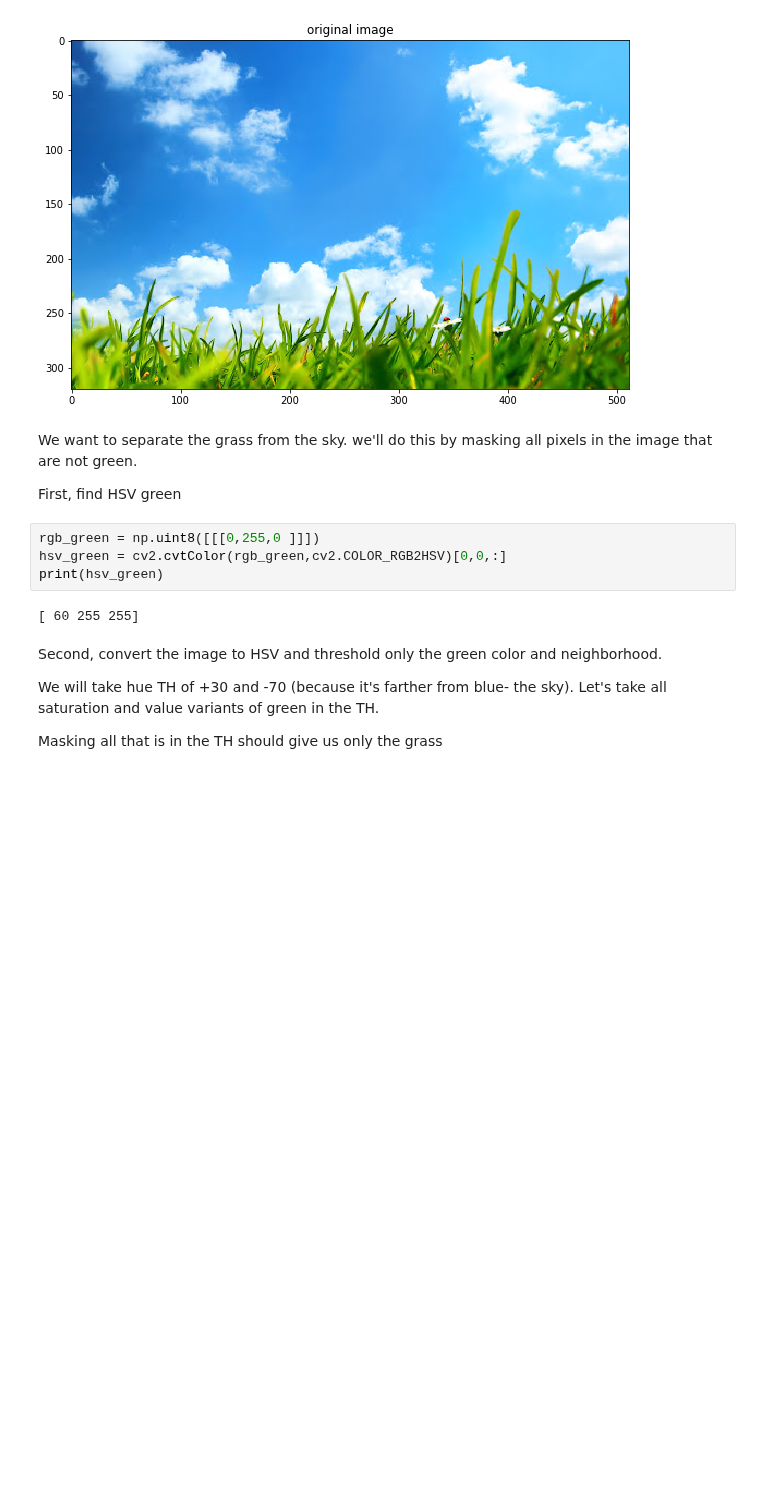
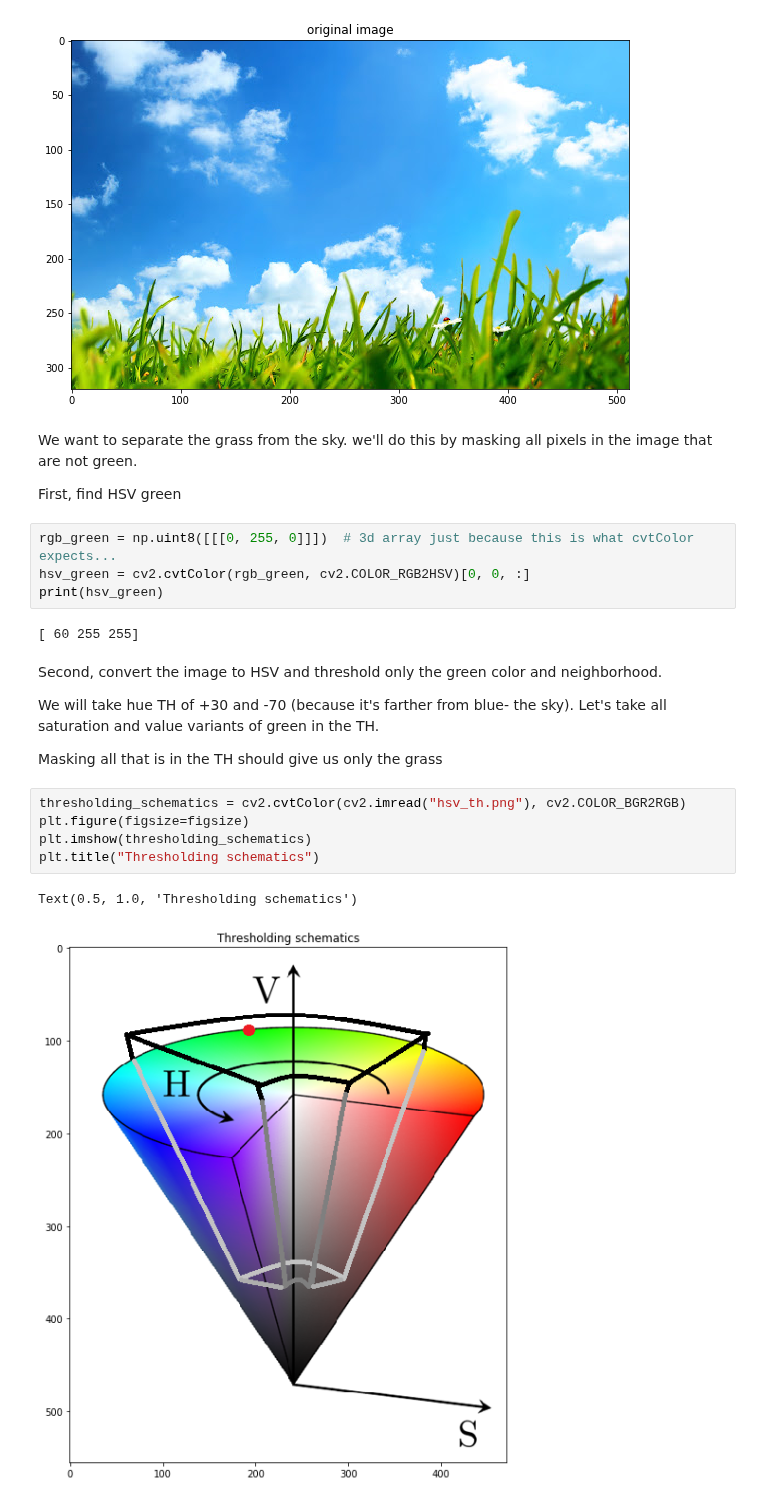
Before and after one commit to YoniChechik/AI_is_Math, a Jupyter notebook: c_02a_basic_image_processing/hsv.ipynb, the cells around one changed output. Drawn from its saved outputs; the diff is of its cells as text; blank space fills up the shorter version.

```diff
--- a/c_02a_basic_image_processing/hsv.ipynb
+++ b/c_02a_basic_image_processing/hsv.ipynb
@@ -32,8 +31,8 @@ We want to separate the grass from the sky. we'll do this by masking all pixels
 
 First, find HSV green
 # %%
-rgb_green = np.uint8([[[0,255,0 ]]])
-hsv_green = cv2.cvtColor(rgb_green,cv2.COLOR_RGB2HSV)[0,0,:]
+rgb_green = np.uint8([[[0, 255, 0]]])  # 3d array just because this is what cvtColor expects...
+hsv_green = cv2.cvtColor(rgb_green, cv2.COLOR_RGB2HSV)[0, 0, :]
 print(hsv_green)
 # %% [output]
 [ 60 255 255]
@@ -44,5 +43,13 @@ We will take hue TH of +30 and -70 (because it's farther from blue- the sky).
 Let's take all saturation and value variants of green in the TH.
 
 Masking all that is in the TH should give us only the grass
+# %%
+thresholding_schematics = cv2.cvtColor(cv2.imread("hsv_th.png"), cv2.COLOR_BGR2RGB)
+plt.figure(figsize=figsize)
+plt.imshow(thresholding_schematics)
+plt.title("Thresholding schematics")
+# %% [output]
+Text(0.5, 1.0, 'Thresholding schematics')
+[figure, added]
 # %%
 # Convert BGR to HSV
```
Also changed, not shown: parts of 5 cells of this notebook, 29 other files.
